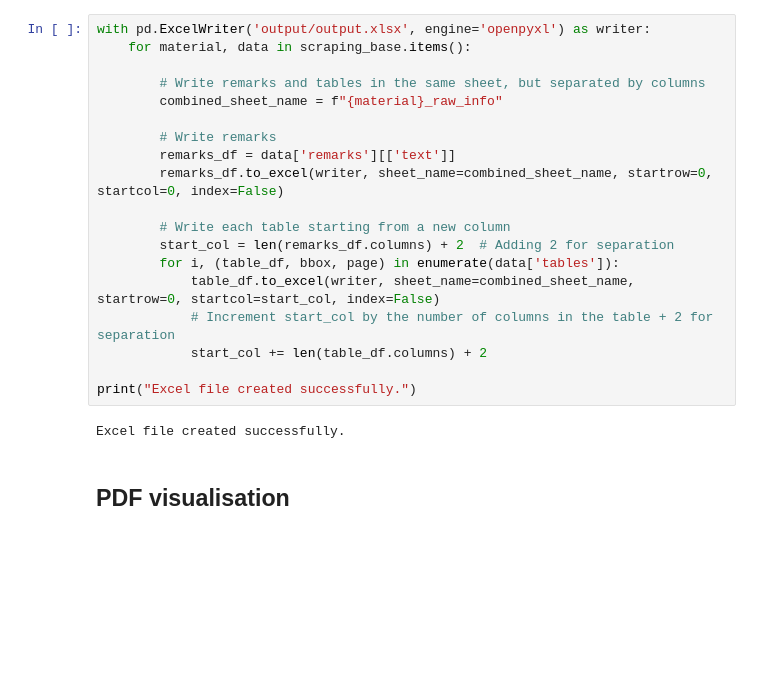
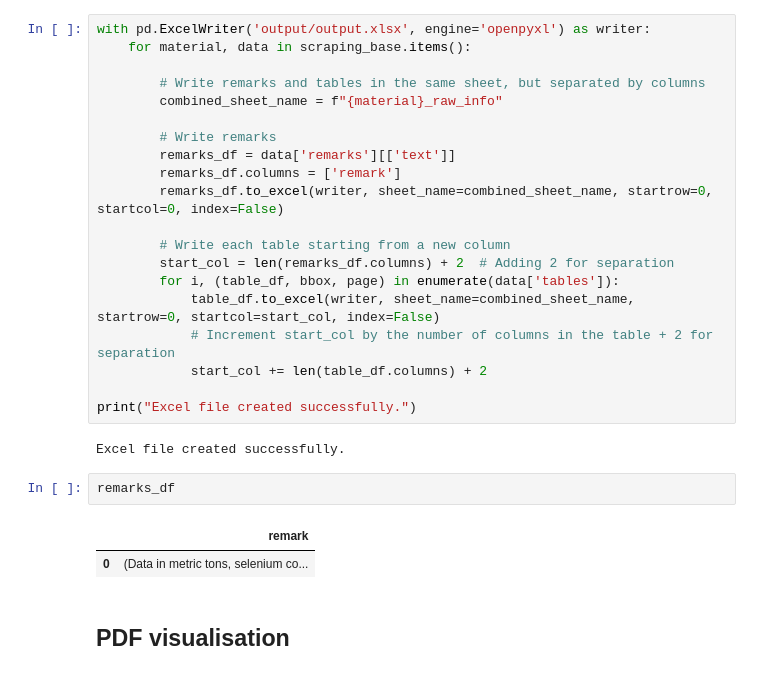
Before and after one commit to Yassmine2020/MaterialRisksSimulation, a Jupyter notebook: test_usgs/main.ipynb, the cells around one changed output. Saved outputs shown, nothing was run; the diff lists cells and outputs as text; blank space fills up the shorter version.

```diff
--- a/test_usgs/main.ipynb
+++ b/test_usgs/main.ipynb
@@ -497,6 +484,7 @@ with pd.ExcelWriter('output/output.xlsx', engine='openpyxl') as writer:
 
         # Write remarks
         remarks_df = data['remarks'][['text']]
+        remarks_df.columns = ['remark']
         remarks_df.to_excel(writer, sheet_name=combined_sheet_name, startrow=0, startcol=0, index=False)
 
         # Write each table starting from a new column
@@ -509,6 +497,11 @@ with pd.ExcelWriter('output/output.xlsx', engine='openpyxl') as writer:
 print("Excel file created successfully.")
 # %% [output]
 Excel file created successfully.
+# %%
+remarks_df
+# %% [output]
+|  | remark |
+| 0 | (Data in metric tons, selenium co... |
 # %% [markdown]
 ## PDF visualisation
 # %%
```
Also changed, not shown: parts of 6 cells of this notebook, 11 other files.
